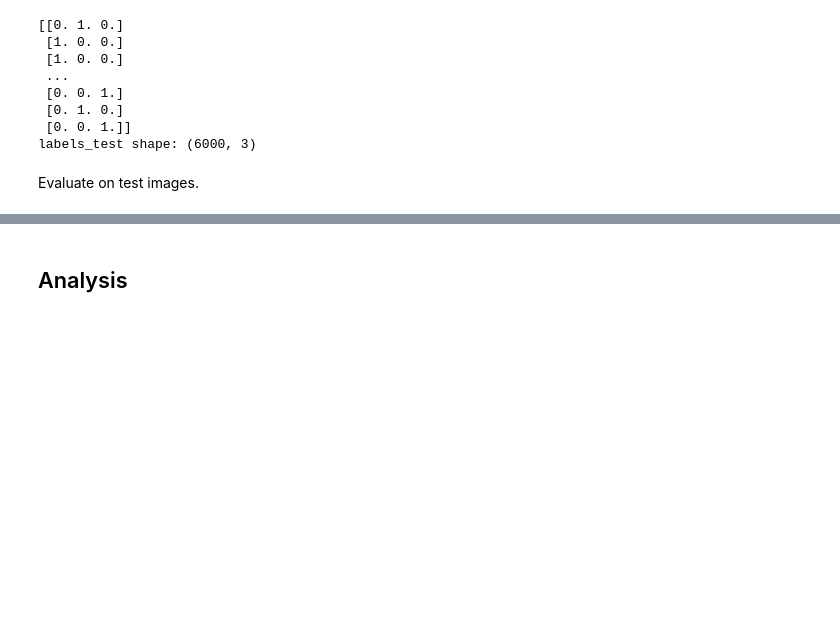
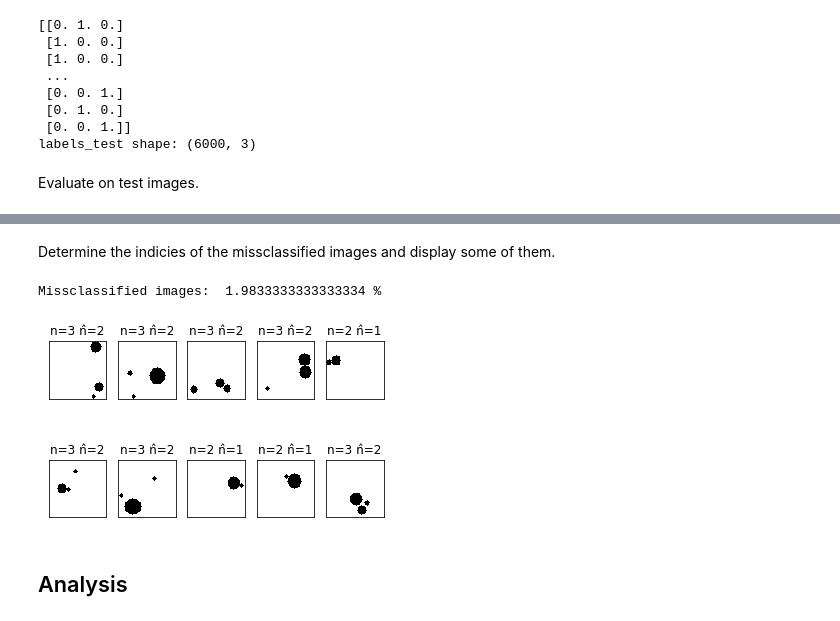
Before and after one commit to NLeSC/XAI, a Jupyter notebook: Software/CNNcountDemo/Model1VarDataset1VarManyImagesSomeMethods.ipynb, the cells around one changed output, grey strips where cells are left out. Saved outputs shown, nothing was run; the diff lists cells and outputs as text; code cells hidden in the pictures; blank space fills up the shorter version.

Commit message:
issue #58: heatmap for some missclassified images

```diff
--- a/Software/CNNcountDemo/Model1VarDataset1VarManyImagesSomeMethods.ipynb
+++ b/Software/CNNcountDemo/Model1VarDataset1VarManyImagesSomeMethods.ipynb
@@ -142,3 +142,30 @@ plt.show()
+# %% [markdown]
+Determine the indicies of the missclassified images and display some of them.
+# %%
+predictions = model.predict(images_test)
+indices_wrong = [i for i,v in enumerate(predictions) if np.argmax(predictions[i])!=np.argmax(labels_test[i])]
+print('Missclassified images: ', len(indices_wrong)/len(labels_test)*100, '%')
+# %% [output]
+Missclassified images:  1.9833333333333334 %
+# %%
+# display the first 10 missclassified images
+
+for i in range(10):
+
+    ind = indices_wrong[i]
+    img = images_test[ind].reshape(img_rows, img_cols)
+    lab = np.argmax(labels_test[ind])+1 # we subtracted 1 before
+    pred = np.argmax(predictions[ind])+1
+
+    plt.subplot(2, 5, i+1)
+    plt.imshow(img,cmap='binary')
+    plt.xticks([])
+    plt.yticks([])
+    plt.title('n=%d n̂=%d' % (lab, pred))
+
+plt.show()
+# %% [output]
+[figure, added]
 # %% [markdown]
 ## Analysis
 # %% [markdown]
```
Also changed, not shown: parts of 7 cells of this notebook, 1 other file.
